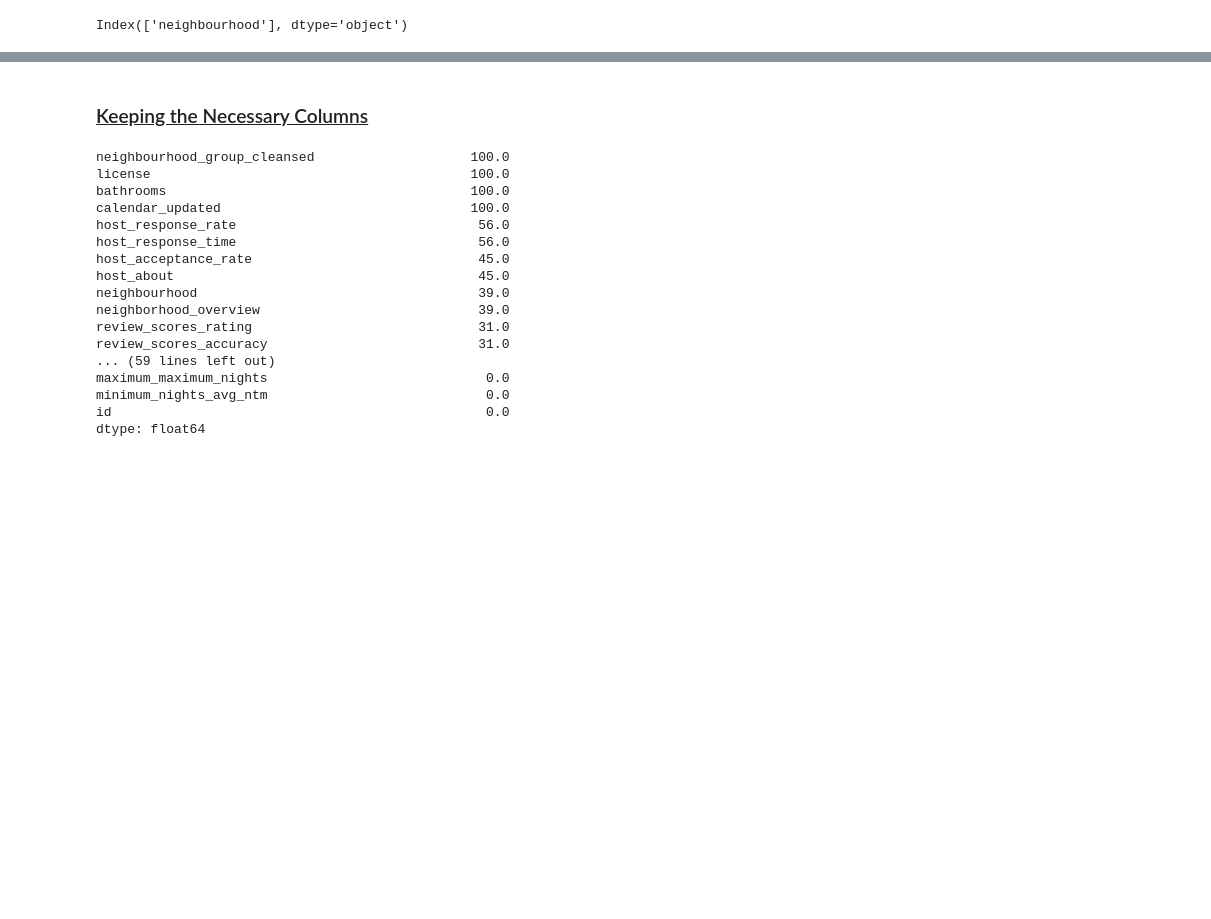
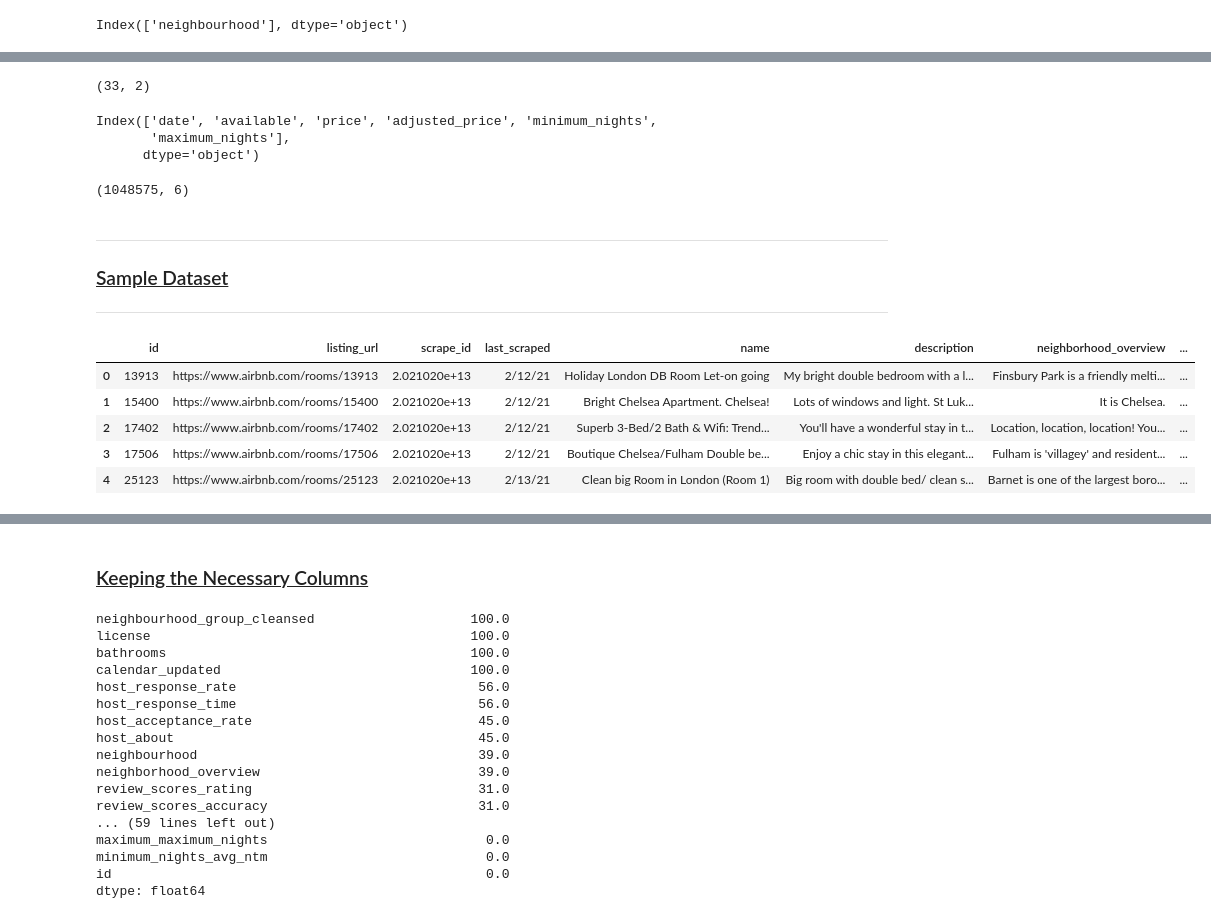
Before and after one commit to SaranyaPandiaraj/Futuristic_Airbnb-Exploring_in_London, a Jupyter notebook: Futuristic_Airbnb_London.ipynb, the cells around one changed output, grey strips where cells are left out. Saved outputs shown, nothing was run; the diff lists cells and outputs as text; code cells hidden in the pictures; blank space fills up the shorter version.

```diff
--- a/Futuristic_Airbnb_London.ipynb
+++ b/Futuristic_Airbnb_London.ipynb
@@ -100,3 +127,32 @@ Index(['neighbourhood'], dtype='object')
+# %%
+Neighbourhoods_json_df.shape
+# %% [output]
+(33, 2)
+# %%
+Calendar_Summary_df.columns
+# %% [output]
+Index(['date', 'available', 'price', 'adjusted_price', 'minimum_nights',
+       'maximum_nights'],
+      dtype='object')
+# %%
+Calendar_Summary_df.shape
+# %% [output]
+(1048575, 6)
 # %%
 pd.set_option('display.max_columns', len(Listings_df.columns))
 pd.set_option('display.max_rows', 107)
+# %% [markdown]
+<hr></hr>
+
+### <ins> Sample Dataset </ins>
+
+<hr></hr>
+# %%
+Listings_df.head(5)
+# %% [output]
+|  | id | listing_url | scrape_id | last_scraped | name | description | neighborhood_overview | ... |
+| 0 | 13913 | https://www.airbnb.com/rooms/13913 | 2.021020e+13 | 2/12/21 | Holiday London DB Room Let-on going | My bright double bedroom with a l... | Finsbury Park is a friendly melti... | ... |
+| 1 | 15400 | https://www.airbnb.com/rooms/15400 | 2.021020e+13 | 2/12/21 | Bright Chelsea Apartment. Chelsea! | Lots of windows and light. St Luk... | It is Chelsea. | ... |
+| 2 | 17402 | https://www.airbnb.com/rooms/17402 | 2.021020e+13 | 2/12/21 | Superb 3-Bed/2 Bath & Wifi: Trend... | You'll have a wonderful stay in t... | Location, location, location! You... | ... |
+| 3 | 17506 | https://www.airbnb.com/rooms/17506 | 2.021020e+13 | 2/12/21 | Boutique Chelsea/Fulham Double be... | Enjoy a chic stay in this elegant... | Fulham is 'villagey' and resident... | ... |
+| 4 | 25123 | https://www.airbnb.com/rooms/25123 | 2.021020e+13 | 2/13/21 | Clean big Room in London (Room 1) | Big room with double bed/ clean s... | Barnet is one of the largest boro... | ... |
```
Also changed, not shown: parts of 30 cells of this notebook, 4 other files.
